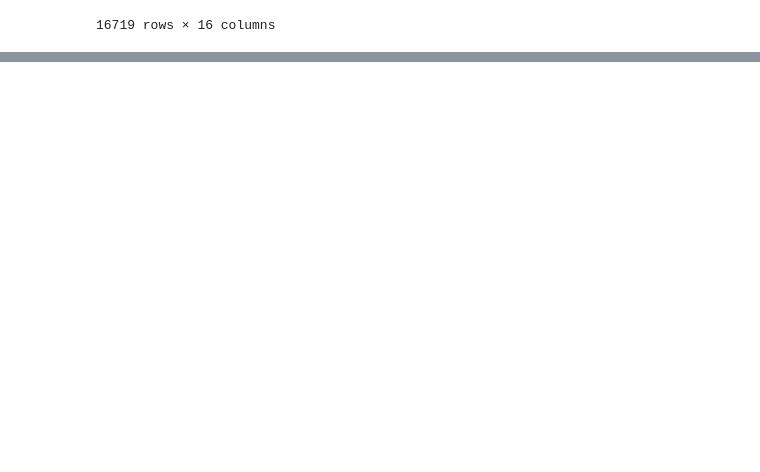
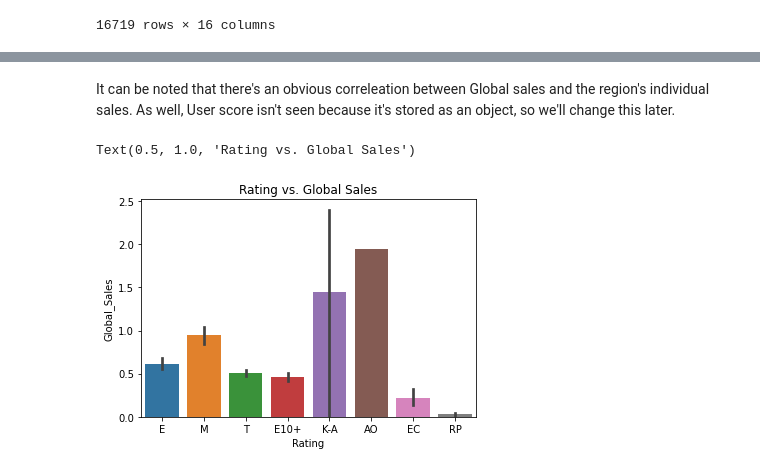
Before and after one commit to ubco-W2022T1-cosc301/project-group22, a Jupyter notebook: notebooks/analysis3.ipynb, the cells around one changed output, grey strips where cells are left out. Saved outputs shown, nothing was run; the diff lists cells and outputs as text; code cells hidden in the pictures; blank space fills up the shorter version.

```diff
--- a/notebooks/analysis3.ipynb
+++ b/notebooks/analysis3.ipynb
@@ -25,0 +101,8 @@ l
+# %% [markdown]
+It can be noted that there's an obvious correleation between Global sales and the region's individual sales. As well, User score isn't seen because it's stored as an object, so we'll change this later.
+# %%
+sns.barplot(x='Rating', y='Global_Sales', data=data_raw)
+plt.title("Rating vs. Global Sales")
+# %% [output]
+Text(0.5, 1.0, 'Rating vs. Global Sales')
+[figure, added]
```
Also changed, not shown: parts of 45 cells of this notebook, 2 other files.
